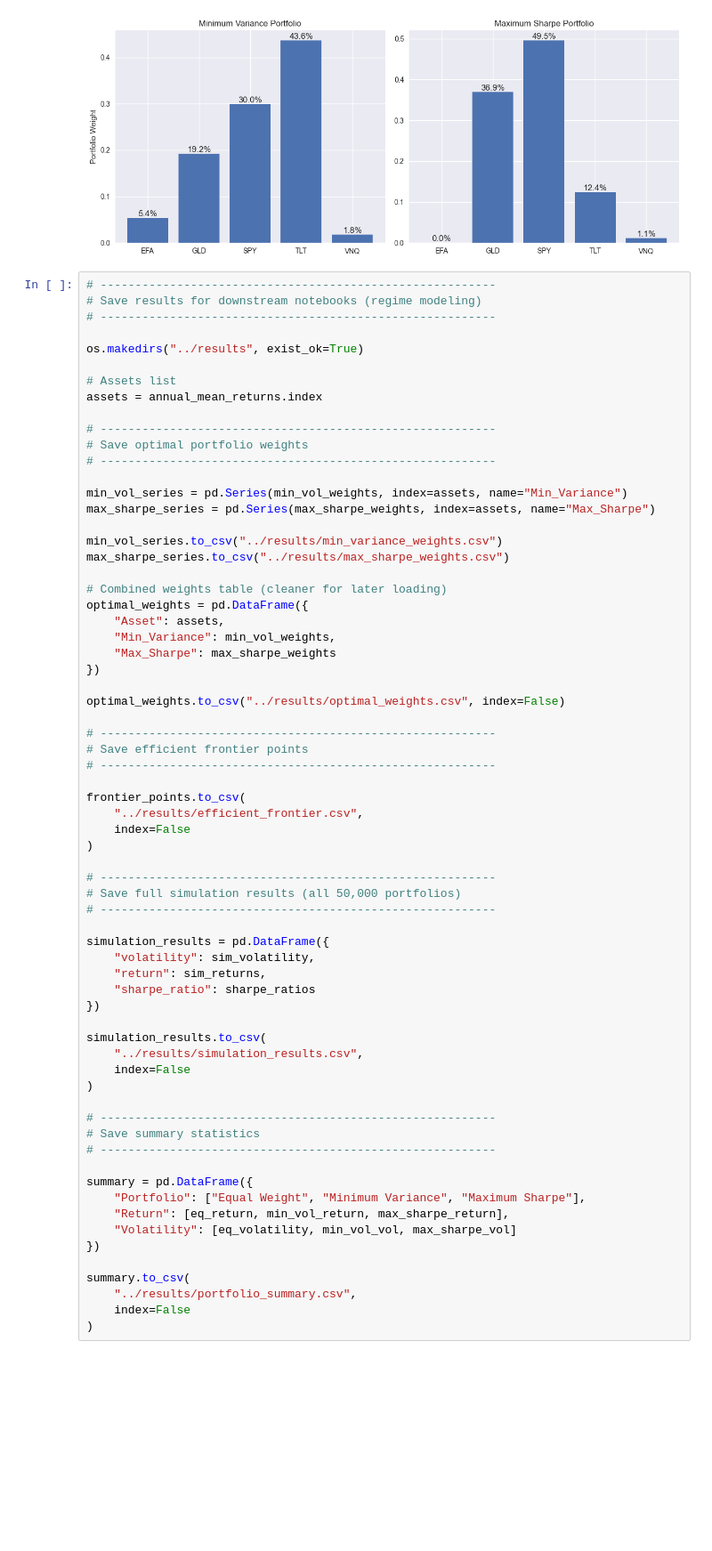
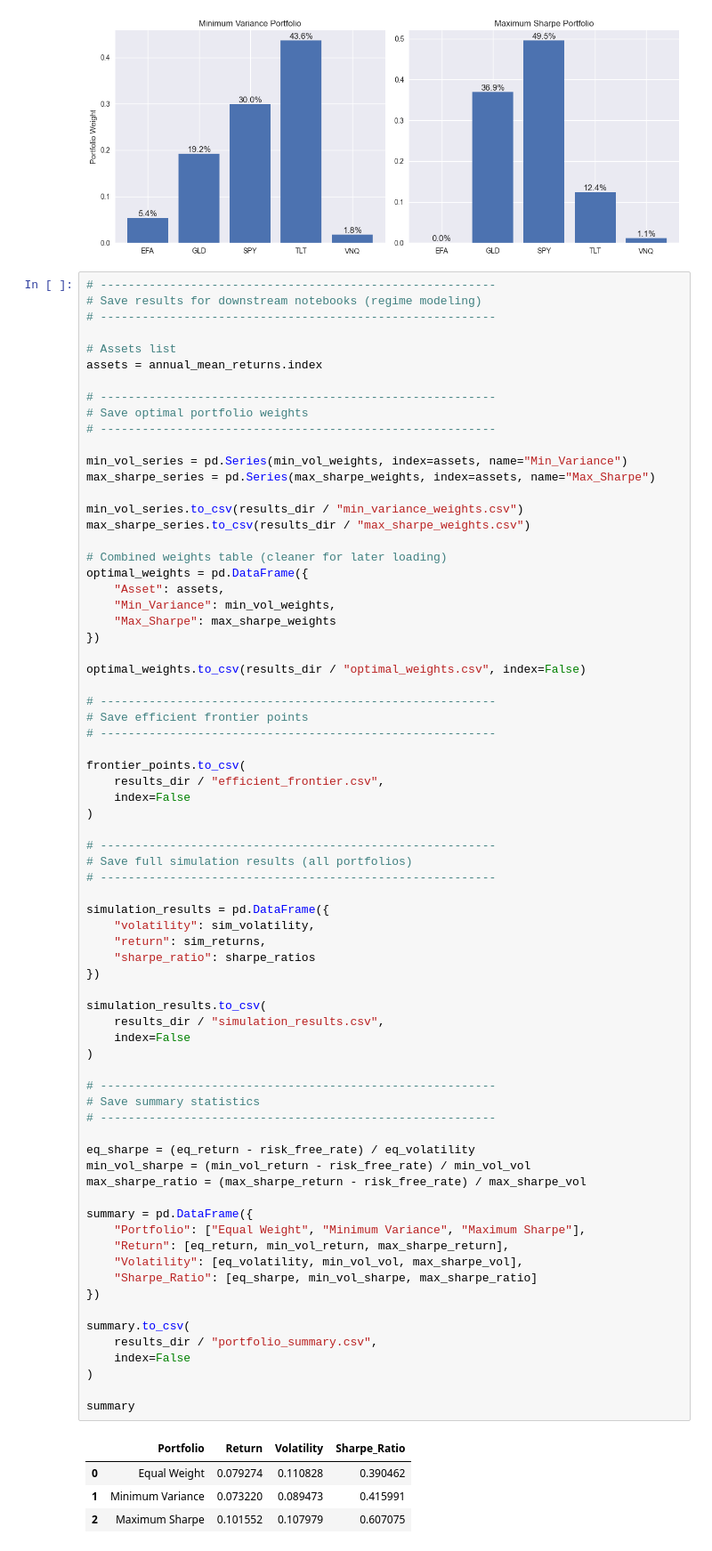
Before and after one commit to aidanpmitchell/stochastic-regime-portfolio-optimization, a Jupyter notebook: notebooks/03_portfolio_optimization.ipynb, the cells around one changed output. Shown at 89% size. Drawn from its saved outputs; the diff is of its cells as text; blank space fills up the shorter version.

```diff
--- a/notebooks/03_portfolio_optimization.ipynb
+++ b/notebooks/03_portfolio_optimization.ipynb
@@ -560,8 +542,6 @@ plt.show()
 # ---------------------------------------------------------
 # Save results for downstream notebooks (regime modeling)
 # ---------------------------------------------------------
-
-os.makedirs("../results", exist_ok=True)
 
 # Assets list
 assets = annual_mean_returns.index
@@ -573,8 +553,8 @@ assets = annual_mean_returns.index
 min_vol_series = pd.Series(min_vol_weights, index=assets, name="Min_Variance")
 max_sharpe_series = pd.Series(max_sharpe_weights, index=assets, name="Max_Sharpe")
 
-min_vol_series.to_csv("../results/min_variance_weights.csv")
-max_sharpe_series.to_csv("../results/max_sharpe_weights.csv")
+min_vol_series.to_csv(results_dir / "min_variance_weights.csv")
+max_sharpe_series.to_csv(results_dir / "max_sharpe_weights.csv")
 
 # Combined weights table (cleaner for later loading)
 optimal_weights = pd.DataFrame({
@@ -583,43 +563,55 @@ optimal_weights = pd.DataFrame({
     "Max_Sharpe": max_sharpe_weights
 })
 
-optimal_weights.to_csv("../results/optimal_weights.csv", index=False)
+optimal_weights.to_csv(results_dir / "optimal_weights.csv", index=False)
 
 # ---------------------------------------------------------
 # Save efficient frontier points
 # ---------------------------------------------------------
 
 frontier_points.to_csv(
-    "../results/efficient_frontier.csv",
+    results_dir / "efficient_frontier.csv",
     index=False
 )
 
 # ---------------------------------------------------------
-# Save full simulation results (all 50,000 portfolios)
+# Save full simulation results (all portfolios)
 # ---------------------------------------------------------
 
 simulation_results = pd.DataFrame({
     "volatility": sim_volatility,
     "return": sim_returns,
     "sharpe_ratio": sharpe_ratios
 })
 
 simulation_results.to_csv(
-    "../results/simulation_results.csv",
+    results_dir / "simulation_results.csv",
     index=False
 )
 
 # ---------------------------------------------------------
 # Save summary statistics
 # ---------------------------------------------------------
 
+eq_sharpe = (eq_return - risk_free_rate) / eq_volatility
+min_vol_sharpe = (min_vol_return - risk_free_rate) / min_vol_vol
+max_sharpe_ratio = (max_sharpe_return - risk_free_rate) / max_sharpe_vol
+
 summary = pd.DataFrame({
     "Portfolio": ["Equal Weight", "Minimum Variance", "Maximum Sharpe"],
     "Return": [eq_return, min_vol_return, max_sharpe_return],
-    "Volatility": [eq_volatility, min_vol_vol, max_sharpe_vol]
+    "Volatility": [eq_volatility, min_vol_vol, max_sharpe_vol],
+    "Sharpe_Ratio": [eq_sharpe, min_vol_sharpe, max_sharpe_ratio]
 })
 
 summary.to_csv(
-    "../results/portfolio_summary.csv",
+    results_dir / "portfolio_summary.csv",
     index=False
 )
+
+summary
+# %% [output]
+|  | Portfolio | Return | Volatility | Sharpe_Ratio |
+| 0 | Equal Weight | 0.079274 | 0.110828 | 0.390462 |
+| 1 | Minimum Variance | 0.073220 | 0.089473 | 0.415991 |
+| 2 | Maximum Sharpe | 0.101552 | 0.107979 | 0.607075 |
```
Also changed, not shown: parts of 6 cells of this notebook.
